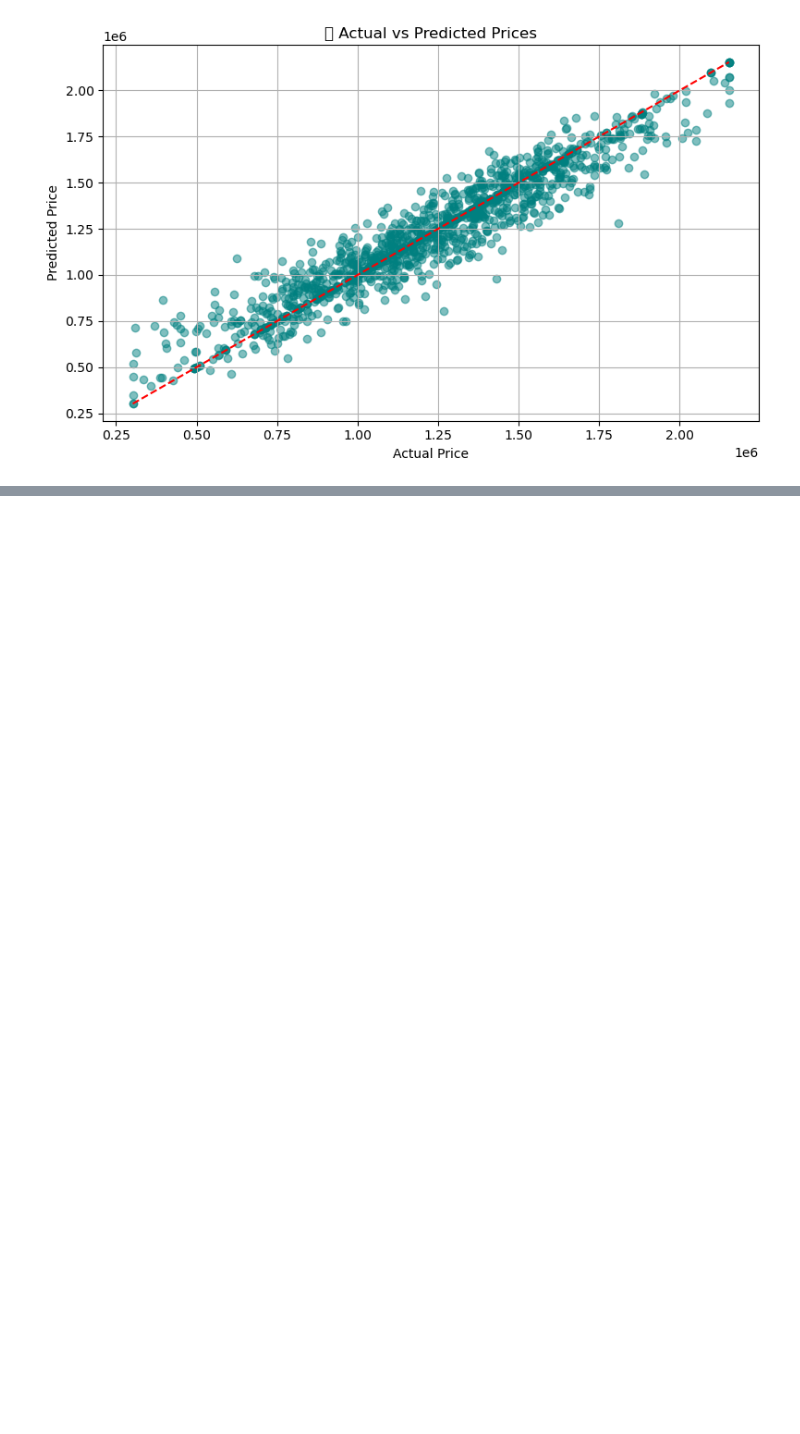
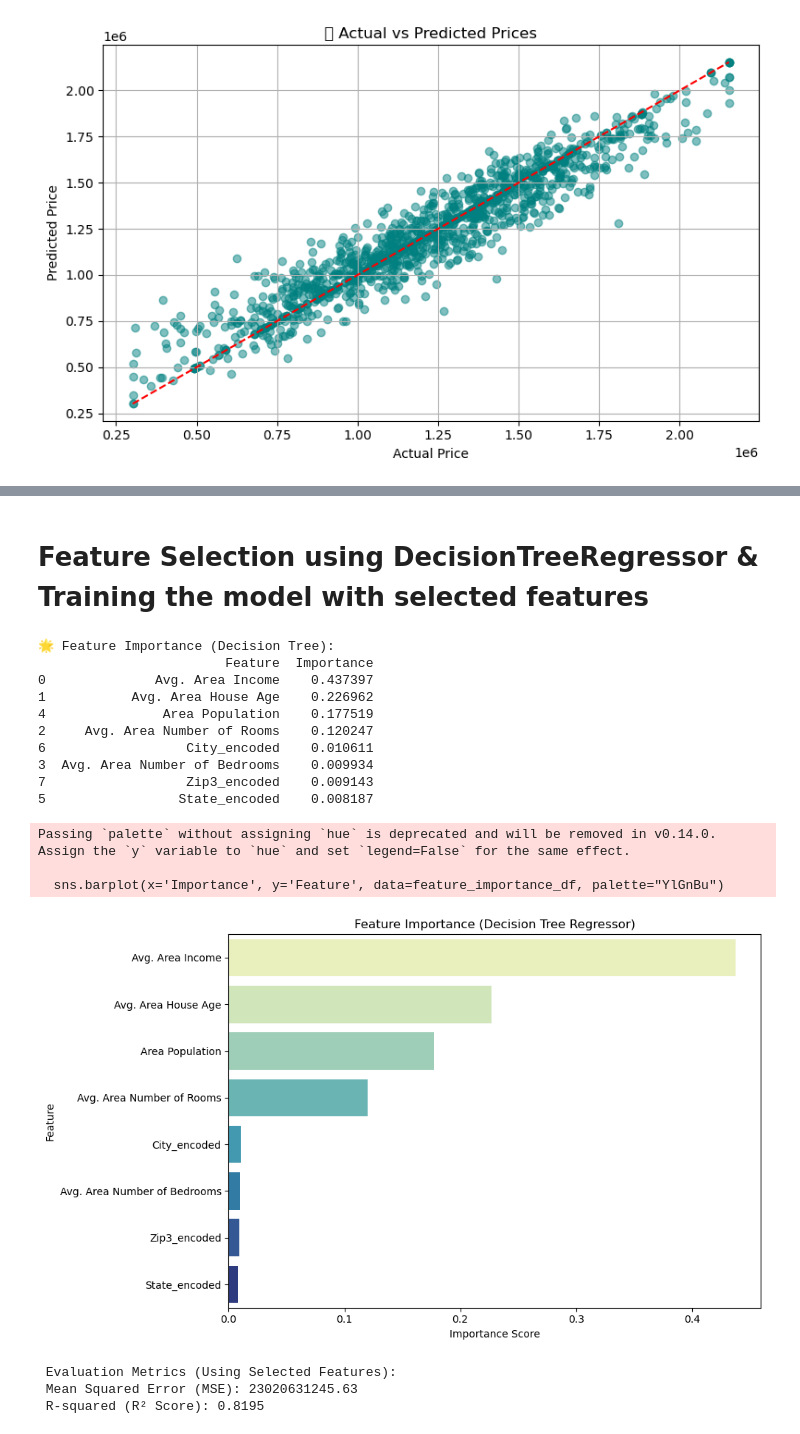
Before and after one commit to RuqayaAli/ML_repo, a Jupyter notebook: ML_Project_Tamplet/ML_Project.ipynb, the cells around one changed output, grey strips where cells are left out. Cells and saved outputs as stored; diff of their text form; code cells hidden in the pictures; blank space fills up the shorter version.

```diff
--- a/ML_Project_Tamplet/ML_Project.ipynb
+++ b/ML_Project_Tamplet/ML_Project.ipynb
@@ -557,0 +445,69 @@ print(df_scaled.head())
+# %% [markdown]
+# Feature Selection using DecisionTreeRegressor & Training the model with selected features
+# %%
+
+
+X = df_numeric.drop(columns=['Price'])
+y = df_numeric['Price']
+
+#  Split the dataset into training and validation sets.
+X_train, X_test, y_train, y_test = train_test_split(X, y, test_size=0.2, random_state=42)
+
+#  Decision Tree
+model = DecisionTreeRegressor(random_state=42)
+model.fit(X_train, y_train)
+
+#  Extract Feature Importance
+importances = model.feature_importances_
+
+feature_importance_df = pd.DataFrame({
+    'Feature': X.columns,
+    'Importance': importances
+}).sort_values(by='Importance', ascending=False)
+
+print("\n Feature Importance (Decision Tree):")
+print(feature_importance_df)
+
+#  What Is important feature ? for Decesion Tree model
+plt.figure(figsize=(10, 6))
+sns.barplot(x='Importance', y='Feature', data=feature_importance_df, palette="YlGnBu")
+plt.title("Feature Importance (Decision Tree Regressor)")
+plt.xlabel("Importance Score")
+plt.ylabel("Feature")
+plt.tight_layout()
+plt.show()
+
+#   Feature Selection ( Importance > 0.01)
+selected_features = feature_importance_df[feature_importance_df['Importance'] > 0.01]['Feature']
+X_train_selected = X_train[selected_features]
+X_test_selected = X_test[selected_features]
+
+model_selected = DecisionTreeRegressor(random_state=42)
+model_selected.fit(X_train_selected, y_train)
+y_pred = model_selected.predict(X_test_selected)
+
+# Evaluation Metrix
+mse = mean_squared_error(y_test, y_pred)
+r2 = r2_score(y_test, y_pred)
+
+print("\n Evaluation Metrics (Using Selected Features):")
+print(f" Mean Squared Error (MSE): {mse:.2f}")
+print(f" R-squared (R² Score): {r2:.4f}")
+# %% [output]
+🌟 Feature Importance (Decision Tree):
+                        Feature  Importance
+0              Avg. Area Income    0.437397
+1           Avg. Area House Age    0.226962
+4               Area Population    0.177519
+2     Avg. Area Number of Rooms    0.120247
+6                  City_encoded    0.010611
+3  Avg. Area Number of Bedrooms    0.009934
+7                  Zip3_encoded    0.009143
+5                 State_encoded    0.008187
+Passing `palette` without assigning `hue` is deprecated and will be removed in v0.14.0. Assign the `y` variable to `hue` and set `legend=False` for the same effect.
+
+  sns.barplot(x='Importance', y='Feature', data=feature_importance_df, palette="YlGnBu")
+[figure, added]
+ Evaluation Metrics (Using Selected Features):
+ Mean Squared Error (MSE): 23020631245.63
+ R-squared (R² Score): 0.8195
```
Also changed, not shown: parts of 8 cells of this notebook.
